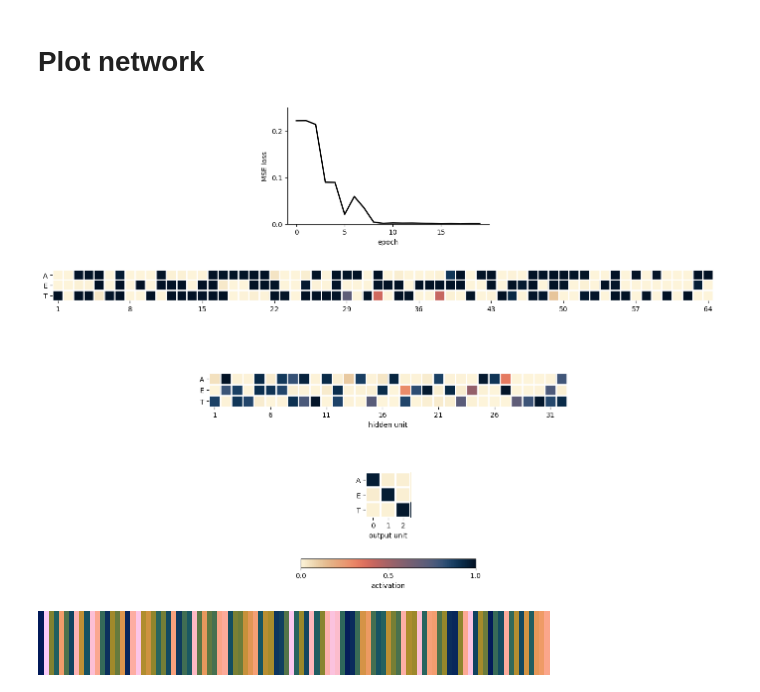
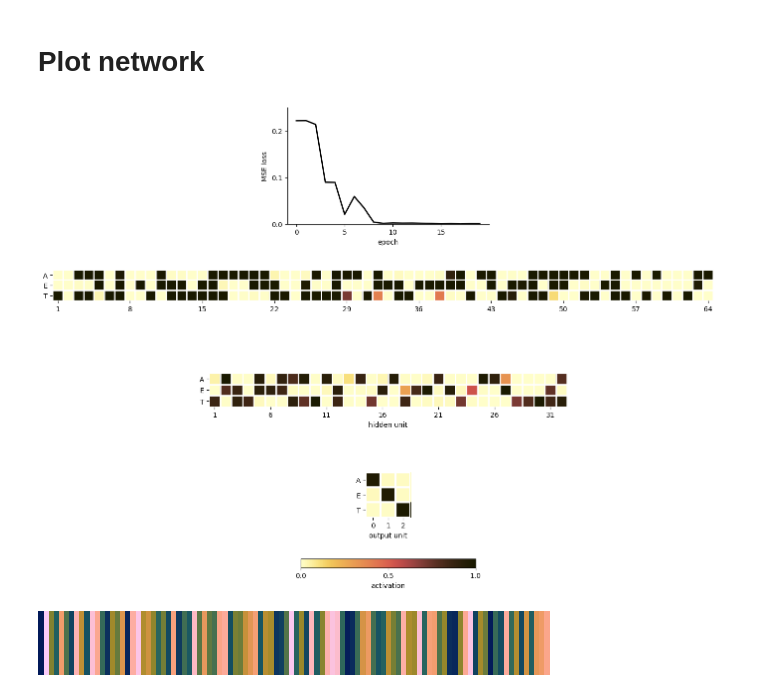
Before and after one commit to katduecker/dnn_osci, a Jupyter notebook: DynNN_figures_thesis.ipynb, the cells around one changed output. Drawn from its saved outputs; the diff is of its cells as text; code cells hidden in the pictures.

```diff
--- a/DynNN_figures_thesis.ipynb
+++ b/DynNN_figures_thesis.ipynb
@@ -384,7 +415,7 @@ ax1.set_xticks((0,5,10,15,20))
 ax1.set_ylabel('MSE loss')
 ax1.plot(np.arange(num_epo_),loss_hist2.detach().cpu(),color='k',linewidth=2)
 
-ax2.imshow(H21[idx].detach().cpu().numpy(),cmap=cm.lipari_r,interpolation='nearest',aspect=1)
+ax2.imshow(H21[idx].detach().cpu().numpy(),cmap=cm.lajolla_r,interpolation='nearest',aspect=1)
 ax2.set_xticks(np.arange(0,64,7))
 ax2.set_xticklabels(np.arange(1,65,7))
 ax2.set_yticks(np.arange(3))
@@ -397,7 +428,7 @@ ax2.tick_params(which='minor', bottom=False, left=False)
 ax2.set_yticklabels(['A', 'E','T'])
 ax2.spines[:].set_visible(False)
 
-ax3.imshow(H22[idx].detach().cpu().numpy(),cmap=cm.lipari_r,interpolation='nearest', aspect=1)
+ax3.imshow(H22[idx].detach().cpu().numpy(),cmap=cm.lajolla_r,interpolation='nearest', aspect=1)
 ax3.set_xticks(np.arange(0,32,5))
 ax3.set_xticklabels(np.arange(1,32,5))
 
@@ -413,35 +444,35 @@ ax3.set_yticks(np.arange(3))
 ax3.set_yticklabels(['A', 'E','T'])
 ax3.set_xlabel('hidden unit')
 
-im4 = ax4.imshow(O2[idx].detach().cpu().numpy(),cm.lipari_r,interpolation='nearest',aspect=1 )
+im4 = ax4.imshow(O2[idx].detach().cpu().numpy(),cm.lajolla_r,interpolation='nearest',aspect=1 )
 ax4.set_xticks(np.arange(0,3,1))
 ax4.set_xticklabels(np.arange(3))
 
 ax4.set_yticks(np.arange(3))
 ax4.set_yticks(np.arange(-0.5, 3, 1), minor=True)
 ax4.set_xticks(np.arange(-0.5, 3, 1), minor=True)
 ax4.grid(which="minor", color="w", linestyle='-', linewidth=3)
 ax4.tick_params(which='minor', bottom=False, left=False)
 
 ax4.spines[:].set_visible(False)
 
 ax4.set_yticks(np.arange(3))
 ax4.set_yticklabels(['A', 'E','T'])
 ax4.set_xlabel('output unit')
 ax4.set_xlim([-0.5, 2.5])
 ax5.axis('off')
 im4.set_clim(0,1)
 cb = fig.colorbar(im4,ax=ax5,orientation='horizontal',fraction=.75)
 cb.set_label('activation')
 cb.set_ticks((0,0.5,1))
 
 fig.tight_layout()
 plt.show()
 
 fig.savefig('/content/drive/MyDrive/nn_loss_activation.svg')
 fig.savefig('/content/drive/MyDrive/nn_loss_activation.png')
 # %% [output]
-[figure, old version]
+[figure, new version]
 # %%
 cm.batlowS
 # %% [output]
```
Also changed, not shown: parts of 17 cells of this notebook.
